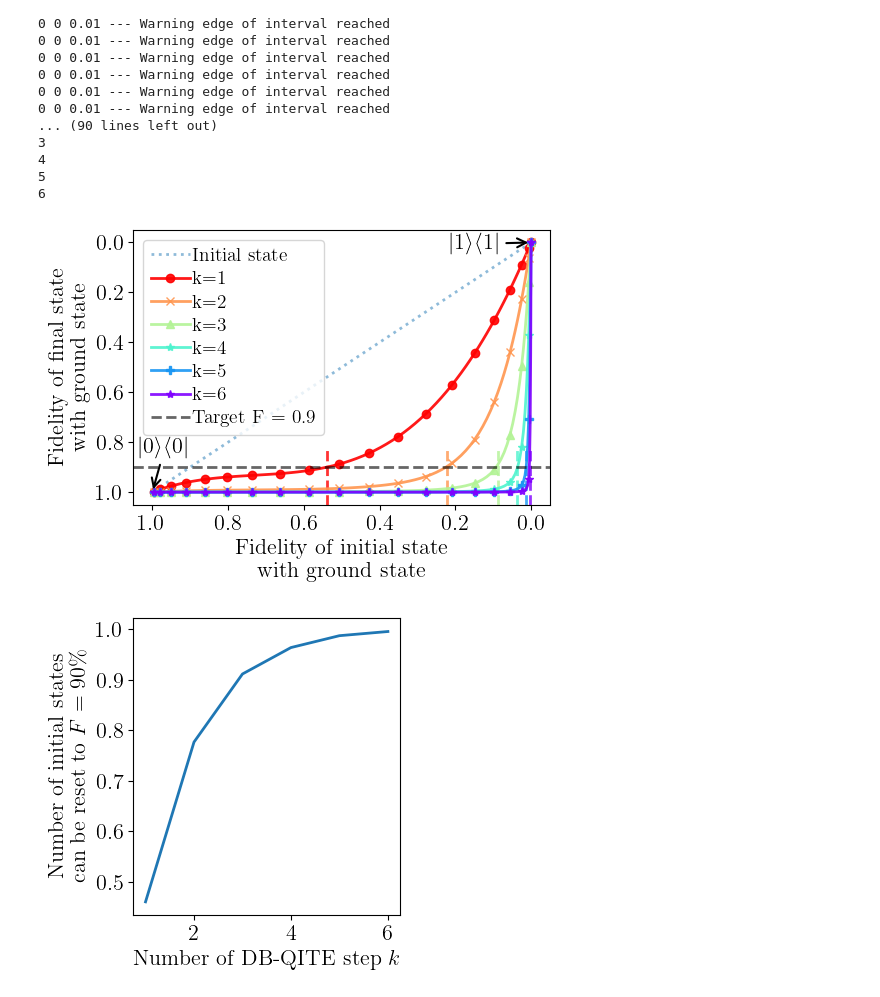
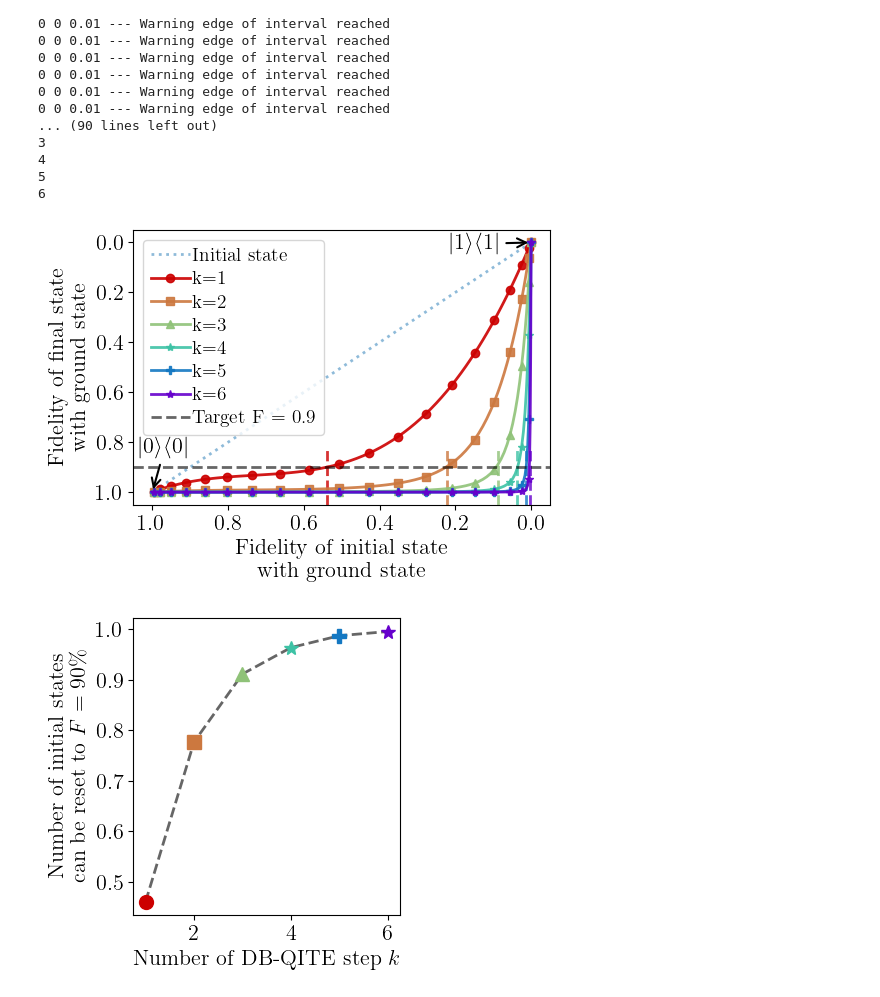
Before and after one commit to khanhuyengiang/dbac, a Jupyter notebook: jupyter_notebooks/qite_dme_notebook_many_M.ipynb, the cells around one changed output. Cells and saved outputs as stored; diff of their text form; code cells hidden in the pictures.

```diff
--- a/jupyter_notebooks/qite_dme_notebook_many_M.ipynb
+++ b/jupyter_notebooks/qite_dme_notebook_many_M.ipynb
@@ -41,15 +49,2 @@ from scipy.optimize import minimize
-# %%
-def max_excitation(thetas, fidelity, target_fidelity, initial_tolerance=1e-5, max_tolerance=0.2, step=1e-3):
-    """
-    Find the x value corresponding to y = target_fidelity within an adjustable tolerance.
-    If not found, increase tolerance gradually up to max_tolerance.
-    """
-    tolerance = initial_tolerance
-    while tolerance <= max_tolerance:
-        for xi, yi in zip(thetas, fidelity):
-            if abs(yi - target_fidelity) <= tolerance:
-                return xi
-        tolerance += step
-    return None  # or raise an error if no match is acceptable
 # %%
 optimal_s = []
@@ -129,16 +113,12 @@ def fidelity_with_0(state):
 
 fidelities_original = [fidelity_with_0(x) for x in psis]
 
-from matplotlib import cm
-color = cm.rainbow(np.linspace(1, 0, 6))
-
 max_ext_list = []
 fig, ax =  plt.subplots(figsize=(5.5,4))
 fidelity = [(1-E)/2 for E in res_init]
 ax.plot(fidelities_original,fidelity,label=r"Initial state", alpha=0.5,linestyle=':')
 
 i=0
-markers = ['o','x','^','*','P','*','h']
 for key,value in dict_fid_RGCI.items():
     max_ext = max_excitation(fidelities_original,np.real(value),target_fidelity)
     if max_ext is not None:
@@ -218,19 +198,7 @@ for k in range(1,7):
 # %%
 dict_fid_RGCI = {key: [(1-E)/2 for E in values] for key, values in dict_res_DBQITE.items()}
 # %%
-state_0 = np.array([1, 0], dtype=complex)
-def fidelity_with_0(state):
-    shape = np.shape(state)
-    if shape[0] == shape[1]:
-        return np.real(np.conj(state_0).T @ state @ state_0)
-    else:
-        dm = state@state.T.conj()
-        return np.real(np.conj(state_0).T @ dm @ state_0)
-
 fidelities_original = [fidelity_with_0(x) for x in psis]
-
-from matplotlib import cm
-color = cm.rainbow(np.linspace(1, 0, 6))
 
 max_ext_list = []
 fig, ax =  plt.subplots(figsize=(5.5,4))
@@ -238,46 +206,55 @@ fidelity = [(1-E)/2 for E in res_init]
 ax.plot(fidelities_original,fidelity,label=r"Initial state", alpha=0.5,linestyle=':')
 
 i=0
-markers = ['o','x','^','*','P','*','h']
 for key,value in dict_fid_RGCI.items():
     max_ext = max_excitation(fidelities_original,np.real(value),target_fidelity)
     if max_ext is not None:
         ax.axvline(x=max_ext,ymax=0.2, color=color[i], alpha=0.8,linestyle='--')
         max_ext_list.append(max_ext)
 
     ax.plot(fidelities_original,value,label=key,color=color[i],marker=markers[i],markevery=5,markersize=6,alpha=0.9)
     i+=1
 
 plt.gca().invert_xaxis()
 plt.gca().invert_yaxis()
 
 plt.ylabel('Fidelity of final state\nwith ground state')
 plt.xlabel('Fidelity of initial state\nwith ground state')
 ax.axhline(y=target_fidelity, color='k', alpha=0.6,label=r'Target F = 'f'{target_fidelity}',linestyle='--')
 ax.legend()
 
 
 ax.annotate(r'$|1\rangle\langle 1|$',
             xy=(fidelities_original[0], fidelity[0]),
             xytext=(fidelities_original[0]+0.08, fidelity[0]+0.05),
             arrowprops=dict(arrowstyle='->', lw=1.5),
             ha='right', va='bottom')
 
 ax.annotate(r'$|0\rangle\langle 0|$',
             xy=(fidelities_original[-1], fidelity[-1]),  # Point to the data
             xytext=(fidelities_original[-1] - 0.1, fidelity[-1] - 0.22),  # Text location
             arrowprops=dict(arrowstyle='->', lw=1.5),
             ha='right', va='top')
 
 plt.tight_layout()
 plt.savefig(f'plots/QITE_ideal_DME_fidelity_final_vs_original.pdf')
 # %% [output]
-[figure, old version]
+[figure, new version]
 # %%
-plt.figure(figsize=(4,4))
-plt.plot(range(1,7),[1-max_ext for max_ext in max_ext_list])
+plt.figure(figsize=(4, 4))
+
+x_vals = range(1, len(max_ext_list) + 1)
+y_vals = [1 - max_ext for max_ext in max_ext_list]
+
+plt.plot(range(1,7),[1-max_ext for max_ext in max_ext_list], color='k', alpha=0.6,linestyle='--')
+
+for i, (x, y) in enumerate(zip(x_vals, y_vals)):
+    plt.plot(x, y, marker=markers[i % len(markers)], color=color[i], markersize=10, linestyle='None')
+
 plt.xlabel(r'Number of DB-QITE step $k$')
 plt.ylabel('Number of initial states \n' + r'can be reset to $F=90\%$')
 plt.tight_layout()
+plt.savefig(f'plots/QITE_ideal_DME_number_init_state.pdf')
+plt.show()
 # %% [output]
-[figure, old version]
+[figure, new version]
```
Also changed, not shown: parts of 7 cells of this notebook, 7 other files.
